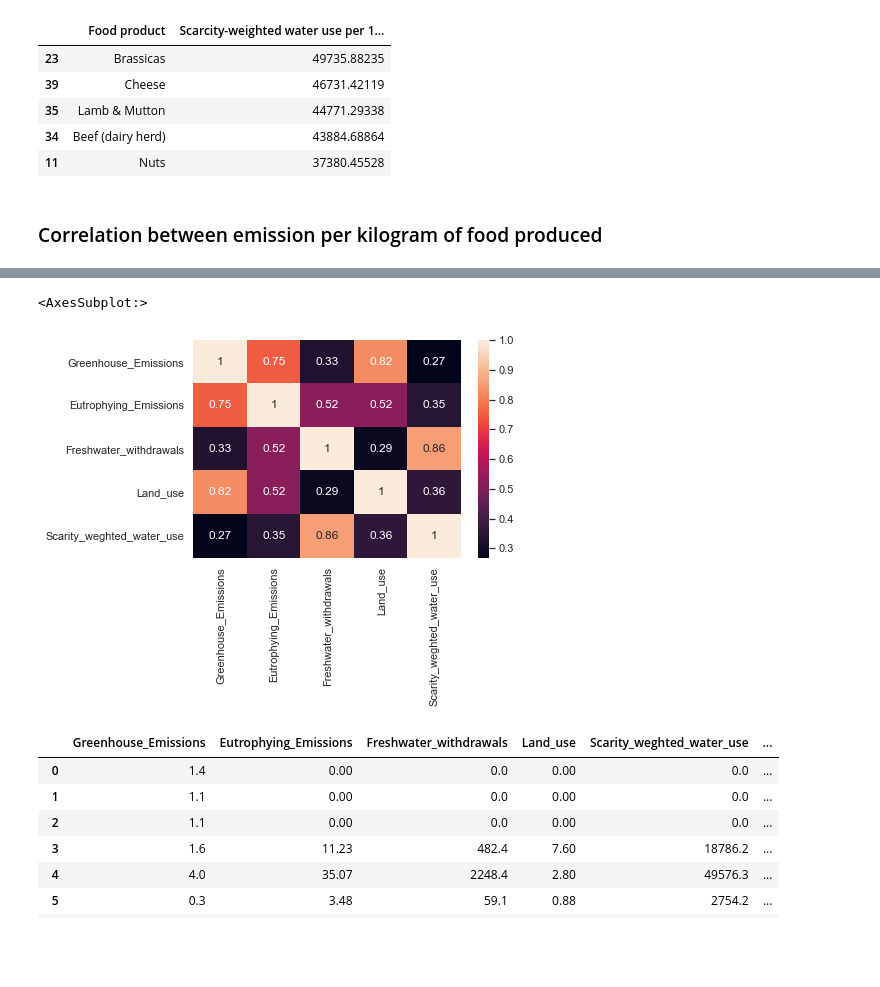
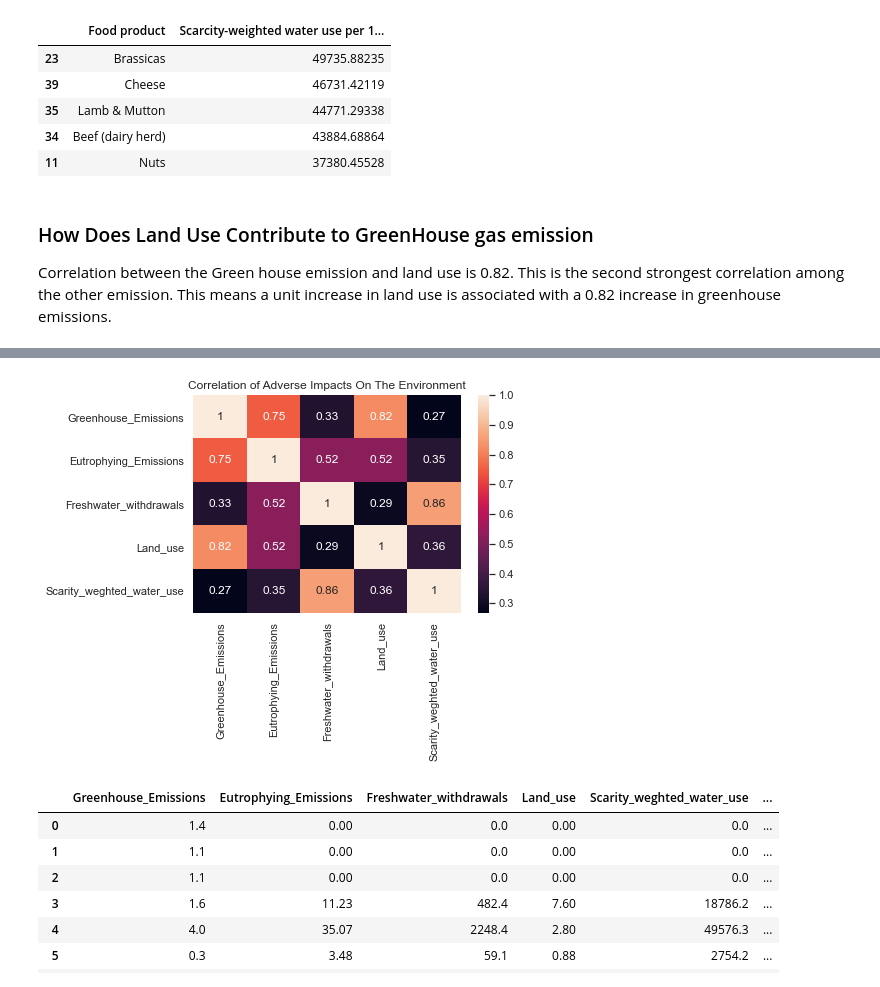
Before and after one commit to Storerun/eda_food_production, a Jupyter notebook: food_productionEDA.ipynb, the cells around one changed output, grey strips where cells are left out. Cells and saved outputs as stored; diff of their text form; code cells hidden in the pictures; blank space fills up the shorter version.

Commit message:
land use and greenhouse emission

```diff
--- a/food_productionEDA.ipynb
+++ b/food_productionEDA.ipynb
@@ -661,7 +661,8 @@ scarcity_1000kcal.head()
 | 34 | Beef (dairy herd) | 43884.68864 |
 | 11 | Nuts | 37380.45528 |
 # %% [markdown]
-### Correlation between emission per kilogram of food produced
+### How Does Land Use Contribute to GreenHouse gas emission
+Correlation between the Green house emission and land use is 0.82. This is the second strongest correlation among the other emission. This means a unit increase in land use is associated with a 0.82 increase in greenhouse  emissions.
 # %%
 # Create a new dataframe of all environmental impacts per kilogram of food produced.
 per_kilo = food[['Total_emissions','Eutrophying emissions per kilogram (gPO₄eq per kilogram)',
@@ -684,8 +685,8 @@ per_kilo.corr()
 | Scarity_weghted_water_use | 0.268910 | 0.345495 | 0.855976 | 0.358504 | 1.000000 |
 # %%
 sns.heatmap(per_kilo.corr(),annot=True)
-plt.title('Correlation of e')
+plt.title('Correlation of Adverse Impacts On The Environment')
+plt.show()
 # %% [output]
-<AxesSubplot:>
-[figure, old version]
+[figure, new version]
 # %%
```
Also changed, not shown: parts of 2 cells of this notebook.
